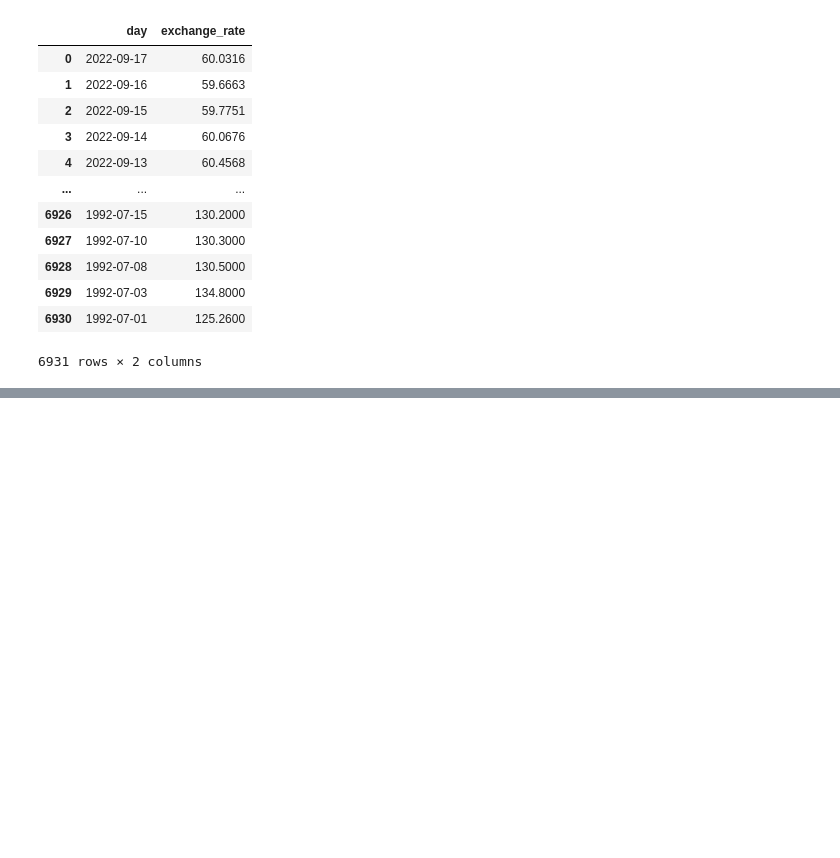
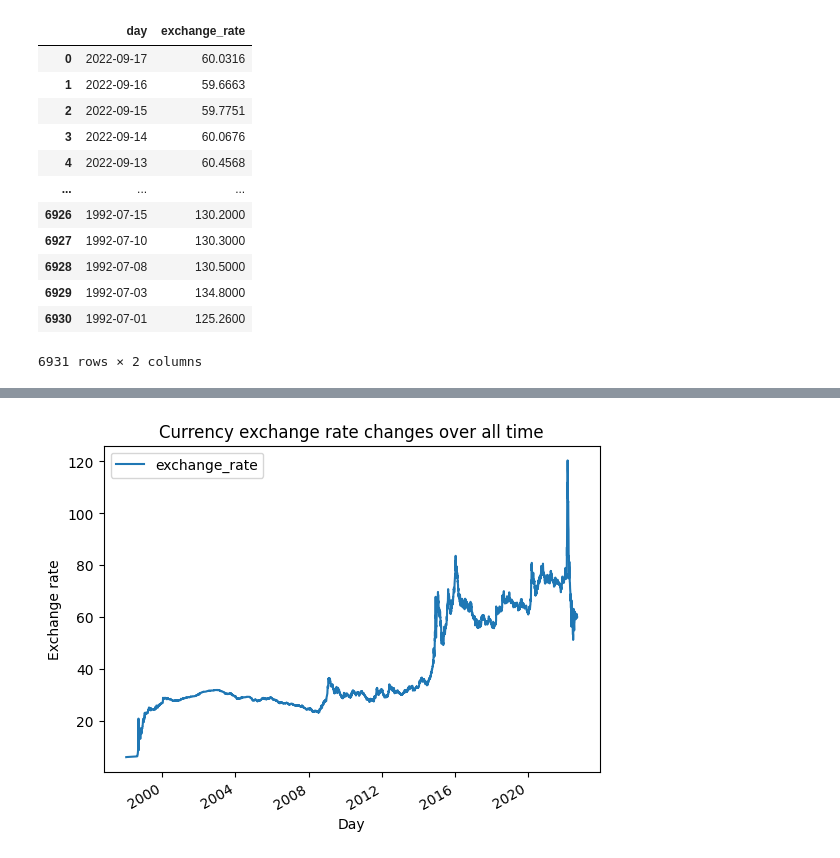
Before and after one commit to artyEZ/Lab4, a Jupyter notebook: main.ipynb, the cells around one changed output, grey strips where cells are left out. Cells and saved outputs as stored; diff of their text form; code cells hidden in the pictures; blank space fills up the shorter version.

Commit message:
Add matplotlib exercise

```diff
--- a/main.ipynb
+++ b/main.ipynb
@@ -149,3 +151,18 @@ sorted_by_month(pd, 2)
 
  [537 rows x 5 columns],
  412.72150391061456)
+# %%
+import matplotlib.pyplot as plt
+import numpy as np
+import pandas as pd
+
+df['day'] = pd.to_datetime(df['day'], format='%Y-%m-%d')
+pf = df.loc[(df['day'] > '1998-01-01')]
+pf
+pf.plot(x = 'day', y = 'exchange_rate')
+plt.ylabel('Exchange rate')
+plt.xlabel('Day')
+plt.title('Сurrency exchange rate changes over all time')
+plt.show()
+# %% [output]
+[figure, added]
```
Also changed, not shown: parts of 6 cells of this notebook.
